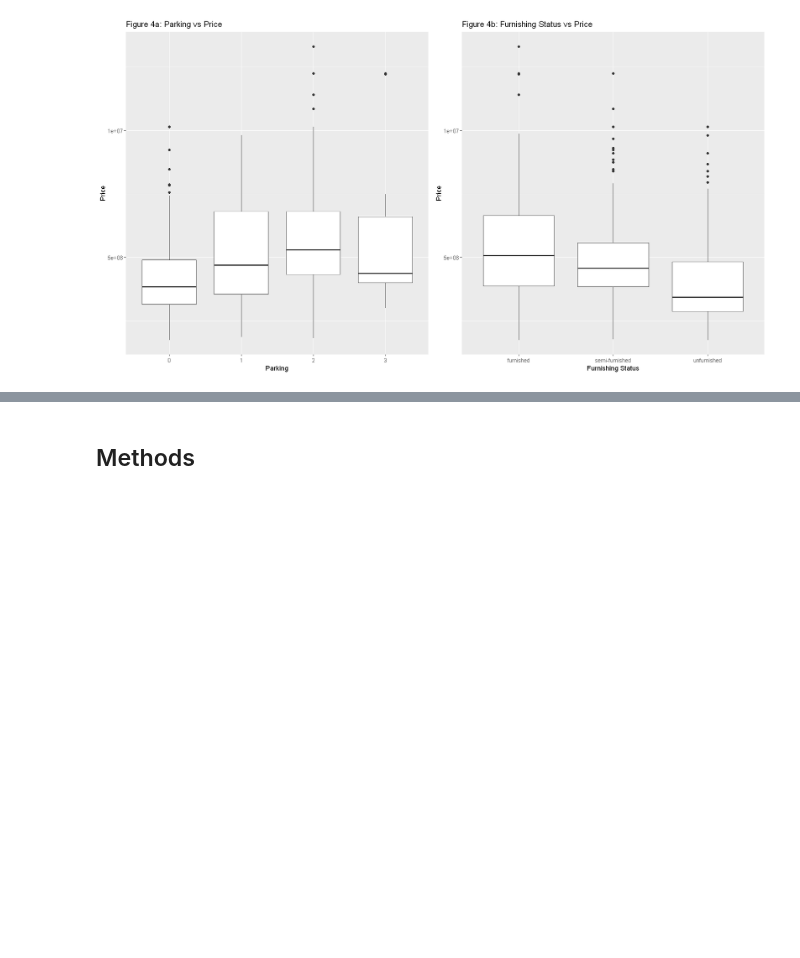
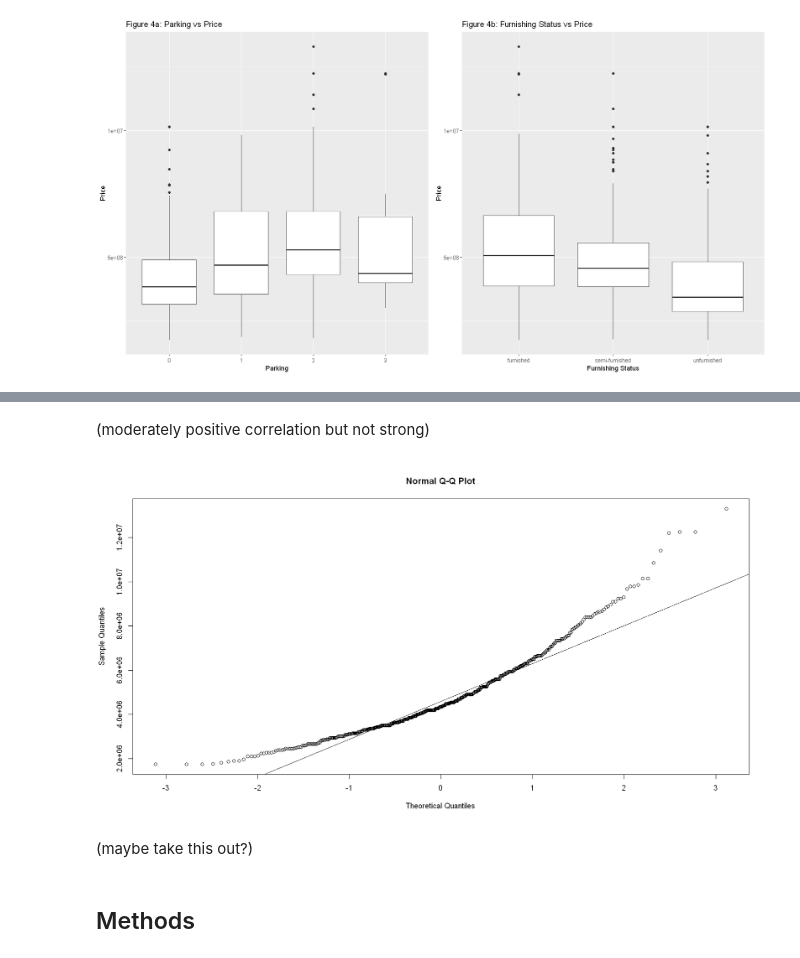
Before and after one commit to izk20/housing-prices, a Jupyter notebook: HousingPrices.ipynb, the cells around one changed output, grey strips where cells are left out. Saved outputs shown, nothing was run; the diff lists cells and outputs as text; code cells hidden in the pictures; blank space fills up the shorter version.

```diff
--- a/HousingPrices.ipynb
+++ b/HousingPrices.ipynb
@@ -133,3 +214,12 @@ grid.arrange(parking_box, fs_box, ncol=2, widths = c(6,6))
+# %% [markdown]
+(moderately positive correlation but not strong)
+# %%
+qqnorm(data$price)
+qqline(data$price)
+# %% [output]
+[figure, added]
+# %% [markdown]
+(maybe take this out?)
 # %% [markdown]
 ## Methods
 # %% [markdown]
```
Also changed, not shown: parts of 23 cells of this notebook.
